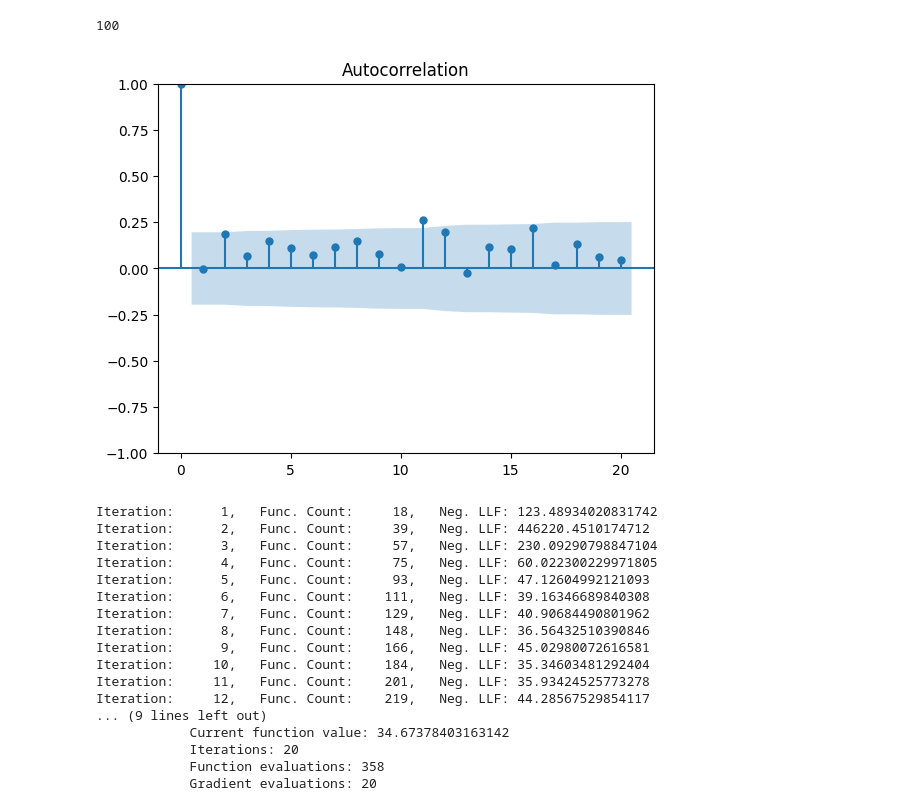
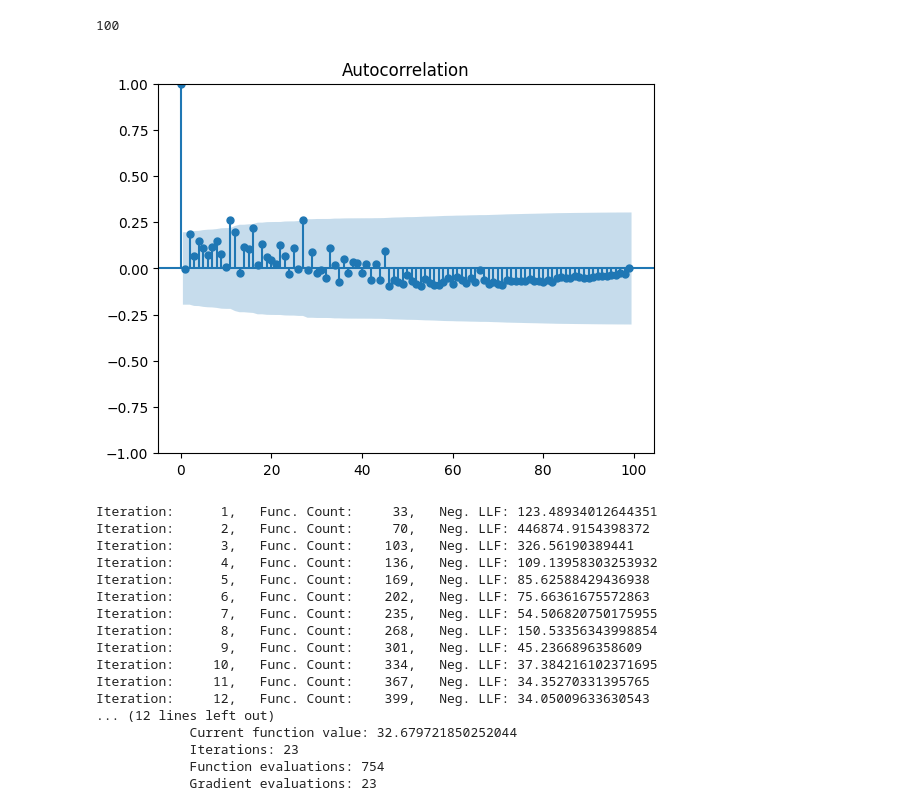
Before and after one commit to shankrith/time-series, a Jupyter notebook: learning/arch_garch_tests.ipynb, the cells around one changed output. Drawn from its saved outputs; the diff is of its cells as text; code cells hidden in the pictures.

Commit message:
completed arch garch notebook

```diff
--- a/learning/arch_garch_tests.ipynb
+++ b/learning/arch_garch_tests.ipynb
@@ -24,30 +41,30 @@ len(squared_data)
 100
 # %%
 squared_data = np.array([x**2 for x in data])
-plot_acf(squared_data)
+plot_acf(squared_data, lags=len(data) - 1)
 plt.show()
 # %% [output]
-[figure, old version]
+[figure, new version]
 # %%
 n_test = 10
 train, test = data[:-n_test], data[-n_test:]
 # %%
-model = arch_model(train, mean='Zero', vol='ARCH', p=15).fit()
+model = arch_model(train, mean='Zero', vol='GARCH', p=15, q=15).fit()
 # %% [output]
-Iteration:      1,   Func. Count:     18,   Neg. LLF: 123.48934020831742
-Iteration:      2,   Func. Count:     39,   Neg. LLF: 446220.4510174712
-Iteration:      3,   Func. Count:     57,   Neg. LLF: 230.09290798847104
-Iteration:      4,   Func. Count:     75,   Neg. LLF: 60.022300229971805
-Iteration:      5,   Func. Count:     93,   Neg. LLF: 47.12604992121093
-Iteration:      6,   Func. Count:    111,   Neg. LLF: 39.16346689840308
-Iteration:      7,   Func. Count:    129,   Neg. LLF: 40.90684490801962
-Iteration:      8,   Func. Count:    148,   Neg. LLF: 36.56432510390846
-Iteration:      9,   Func. Count:    166,   Neg. LLF: 45.02980072616581
-Iteration:     10,   Func. Count:    184,   Neg. LLF: 35.34603481292404
-Iteration:     11,   Func. Count:    201,   Neg. LLF: 35.93424525773278
-Iteration:     12,   Func. Count:    219,   Neg. LLF: 44.28567529854117
-... (9 lines left out)
-            Current function value: 34.67378403163142
-            Iterations: 20
-            Function evaluations: 358
-            Gradient evaluations: 20
+Iteration:      1,   Func. Count:     33,   Neg. LLF: 123.48934012644351
+Iteration:      2,   Func. Count:     70,   Neg. LLF: 446874.9154398372
+Iteration:      3,   Func. Count:    103,   Neg. LLF: 326.56190389441
+Iteration:      4,   Func. Count:    136,   Neg. LLF: 109.13958303253932
+Iteration:      5,   Func. Count:    169,   Neg. LLF: 85.62588429436938
+Iteration:      6,   Func. Count:    202,   Neg. LLF: 75.66361675572863
+Iteration:      7,   Func. Count:    235,   Neg. LLF: 54.506820750175955
+Iteration:      8,   Func. Count:    268,   Neg. LLF: 150.53356343998854
+Iteration:      9,   Func. Count:    301,   Neg. LLF: 45.2366896358609
+Iteration:     10,   Func. Count:    334,   Neg. LLF: 37.384216102371695
+Iteration:     11,   Func. Count:    367,   Neg. LLF: 34.35270331395765
+Iteration:     12,   Func. Count:    399,   Neg. LLF: 34.05009633630543
+... (12 lines left out)
+            Current function value: 32.679721850252044
+            Iterations: 23
+            Function evaluations: 754
+            Gradient evaluations: 23
```
Also changed, not shown: parts of 18 cells of this notebook.
